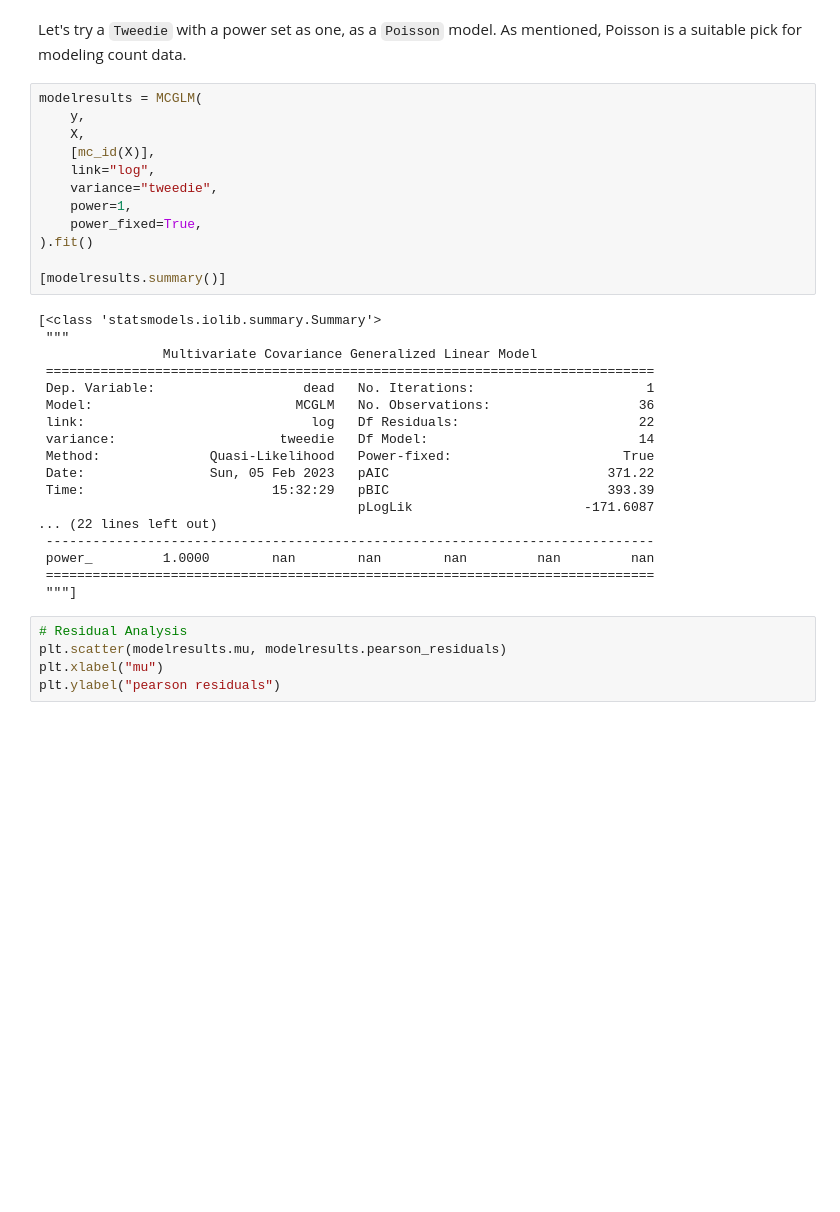
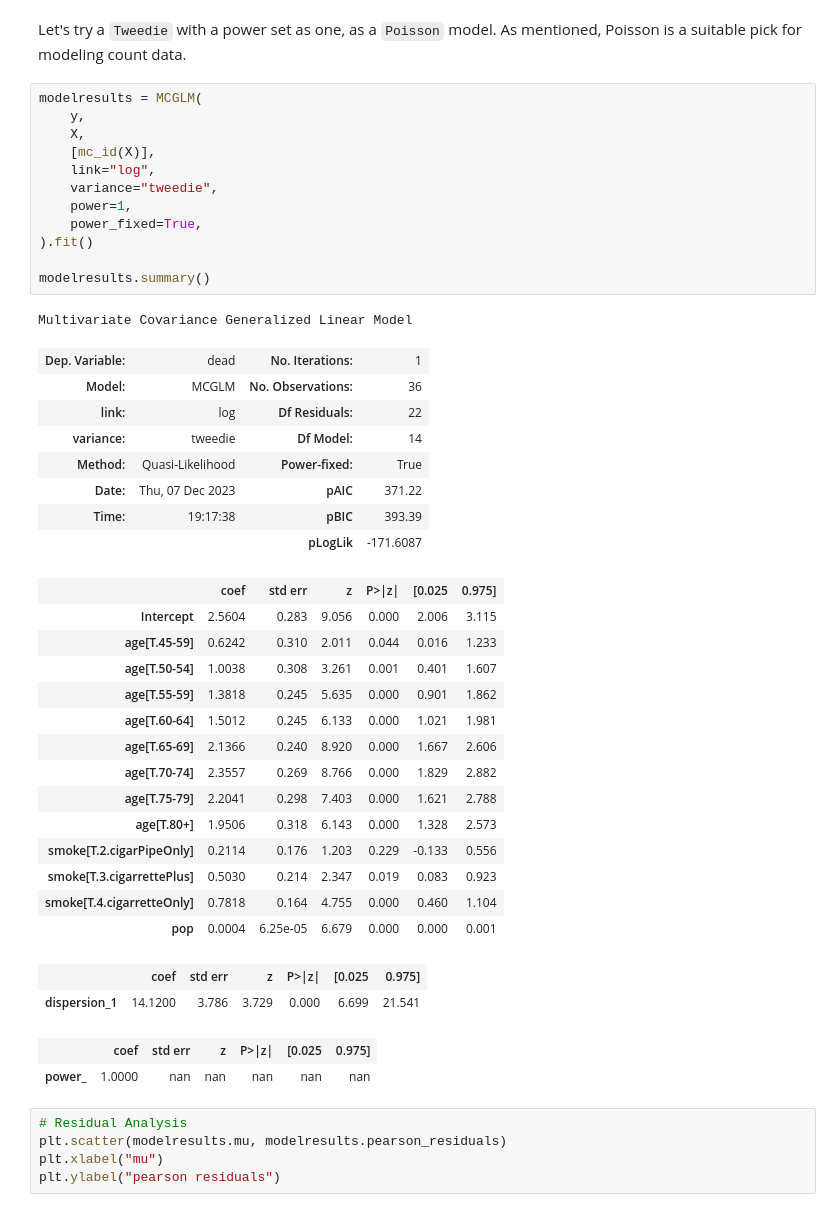
Before and after one commit to jeancmaia/mcglm, a Jupyter notebook: nbks/tutorial_mcglm.ipynb, the cells around one changed output. Cells and saved outputs as stored; diff of their text form; blank space fills up the shorter version.

```diff
--- a/nbks/tutorial_mcglm.ipynb
+++ b/nbks/tutorial_mcglm.ipynb
@@ -327,33 +340,43 @@ Let's try a `Tweedie` with a power set as one, as a `Poisson` model. As mentione
 # %%
 modelresults = MCGLM(
     y,
     X,
     [mc_id(X)],
     link="log",
     variance="tweedie",
     power=1,
     power_fixed=True,
 ).fit()
 
-[modelresults.summary()]
+modelresults.summary()
 # %% [output]
-[<class 'statsmodels.iolib.summary.Summary'>
- """
-                Multivariate Covariance Generalized Linear Model
- ==============================================================================
- Dep. Variable:                   dead   No. Iterations:                      1
- Model:                          MCGLM   No. Observations:                   36
- link:                             log   Df Residuals:                       22
- variance:                     tweedie   Df Model:                           14
- Method:              Quasi-Likelihood   Power-fixed:                      True
- Date:                Sun, 05 Feb 2023   pAIC                            371.22
- Time:                        15:32:29   pBIC                            393.39
-                                         pLogLik                      -171.6087
-... (22 lines left out)
- ------------------------------------------------------------------------------
- power_         1.0000        nan        nan        nan         nan         nan
- ==============================================================================
- """]
+Multivariate Covariance Generalized Linear Model
+| Dep. Variable: | dead | No. Iterations: | 1 |
+| Model: | MCGLM | No. Observations: | 36 |
+| link: | log | Df Residuals: | 22 |
+| variance: | tweedie | Df Model: | 14 |
+| Method: | Quasi-Likelihood | Power-fixed: | True |
+| Date: | Thu, 07 Dec 2023 | pAIC | 371.22 |
+| Time: | 19:17:38 | pBIC | 393.39 |
+|  |  | pLogLik | -171.6087 |
+|  | coef | std err | z | P>|z| | [0.025 | 0.975] |
+| Intercept | 2.5604 | 0.283 | 9.056 | 0.000 | 2.006 | 3.115 |
+| age[T.45-59] | 0.6242 | 0.310 | 2.011 | 0.044 | 0.016 | 1.233 |
+| age[T.50-54] | 1.0038 | 0.308 | 3.261 | 0.001 | 0.401 | 1.607 |
+| age[T.55-59] | 1.3818 | 0.245 | 5.635 | 0.000 | 0.901 | 1.862 |
+| age[T.60-64] | 1.5012 | 0.245 | 6.133 | 0.000 | 1.021 | 1.981 |
+| age[T.65-69] | 2.1366 | 0.240 | 8.920 | 0.000 | 1.667 | 2.606 |
+| age[T.70-74] | 2.3557 | 0.269 | 8.766 | 0.000 | 1.829 | 2.882 |
+| age[T.75-79] | 2.2041 | 0.298 | 7.403 | 0.000 | 1.621 | 2.788 |
+| age[T.80+] | 1.9506 | 0.318 | 6.143 | 0.000 | 1.328 | 2.573 |
+| smoke[T.2.cigarPipeOnly] | 0.2114 | 0.176 | 1.203 | 0.229 | -0.133 | 0.556 |
+| smoke[T.3.cigarrettePlus] | 0.5030 | 0.214 | 2.347 | 0.019 | 0.083 | 0.923 |
+| smoke[T.4.cigarretteOnly] | 0.7818 | 0.164 | 4.755 | 0.000 | 0.460 | 1.104 |
+| pop | 0.0004 | 6.25e-05 | 6.679 | 0.000 | 0.000 | 0.001 |
+|  | coef | std err | z | P>|z| | [0.025 | 0.975] |
+| dispersion_1 | 14.1200 | 3.786 | 3.729 | 0.000 | 6.699 | 21.541 |
+|  | coef | std err | z | P>|z| | [0.025 | 0.975] |
+| power_ | 1.0000 | nan | nan | nan | nan | nan |
 # %%
 # Residual Analysis
 plt.scatter(modelresults.mu, modelresults.pearson_residuals)
```
Also changed, not shown: parts of 18 cells of this notebook, 4 other files.
